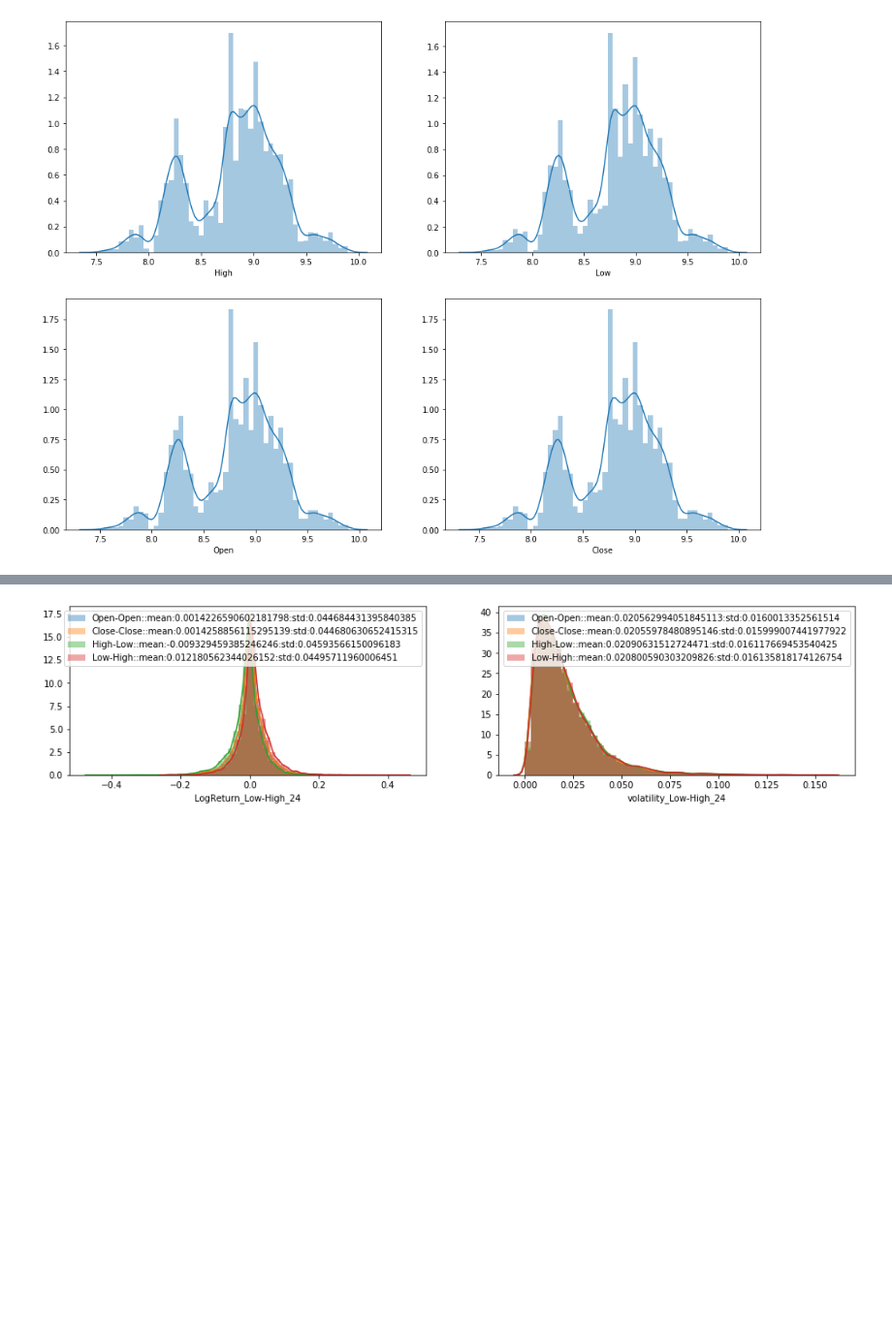
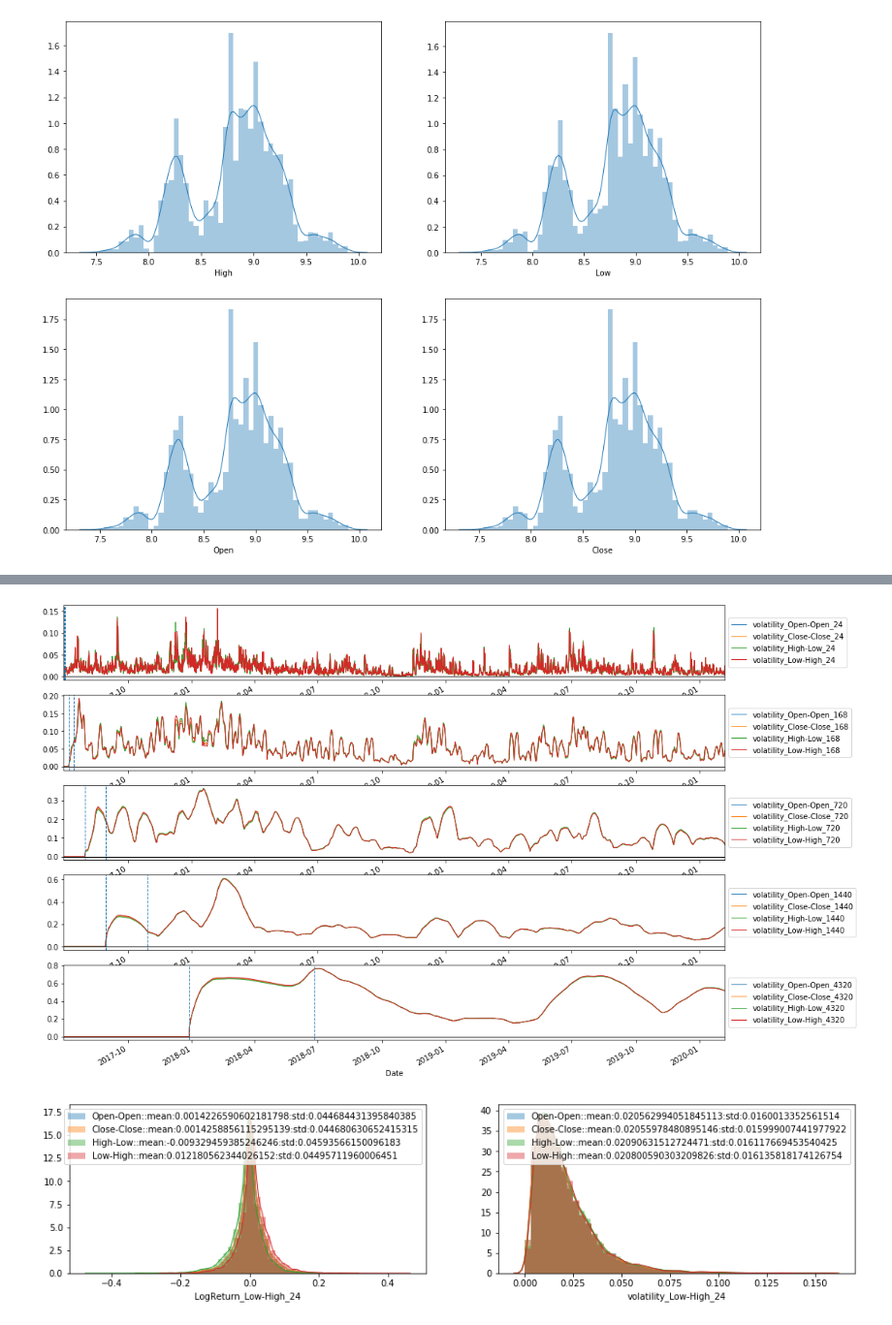
Before and after one commit to Lubricy/notebooks, a Jupyter notebook: volatility.ipynb, the cells around one changed output, grey strips where cells are left out. Shown at 97% size. Saved outputs shown, nothing was run; the diff lists cells and outputs as text; code cells hidden in the pictures; blank space fills up the shorter version.

```diff
--- a/volatility.ipynb
+++ b/volatility.ipynb
@@ -87,3 +109,7 @@ plot_data('volatility', data)
+# %%
+plot_diff('volatility', data, bars=[1,2])
+# %% [output]
+[figure, added]
 # %%
 windows = [24, 24 * 7, 24 * 30]
 for widx, window in enumerate(windows):
```
Also changed, not shown: parts of 7 cells of this notebook.
